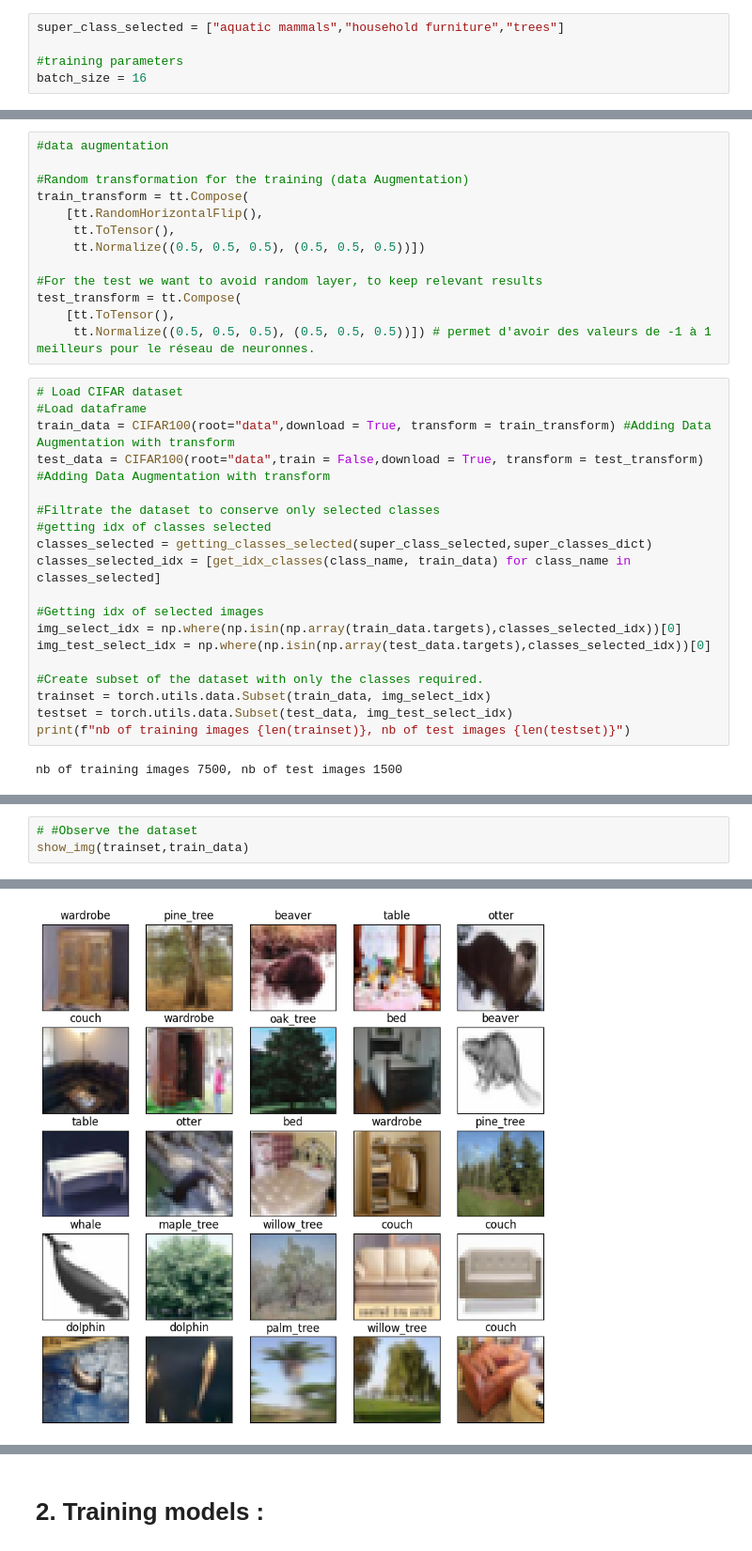
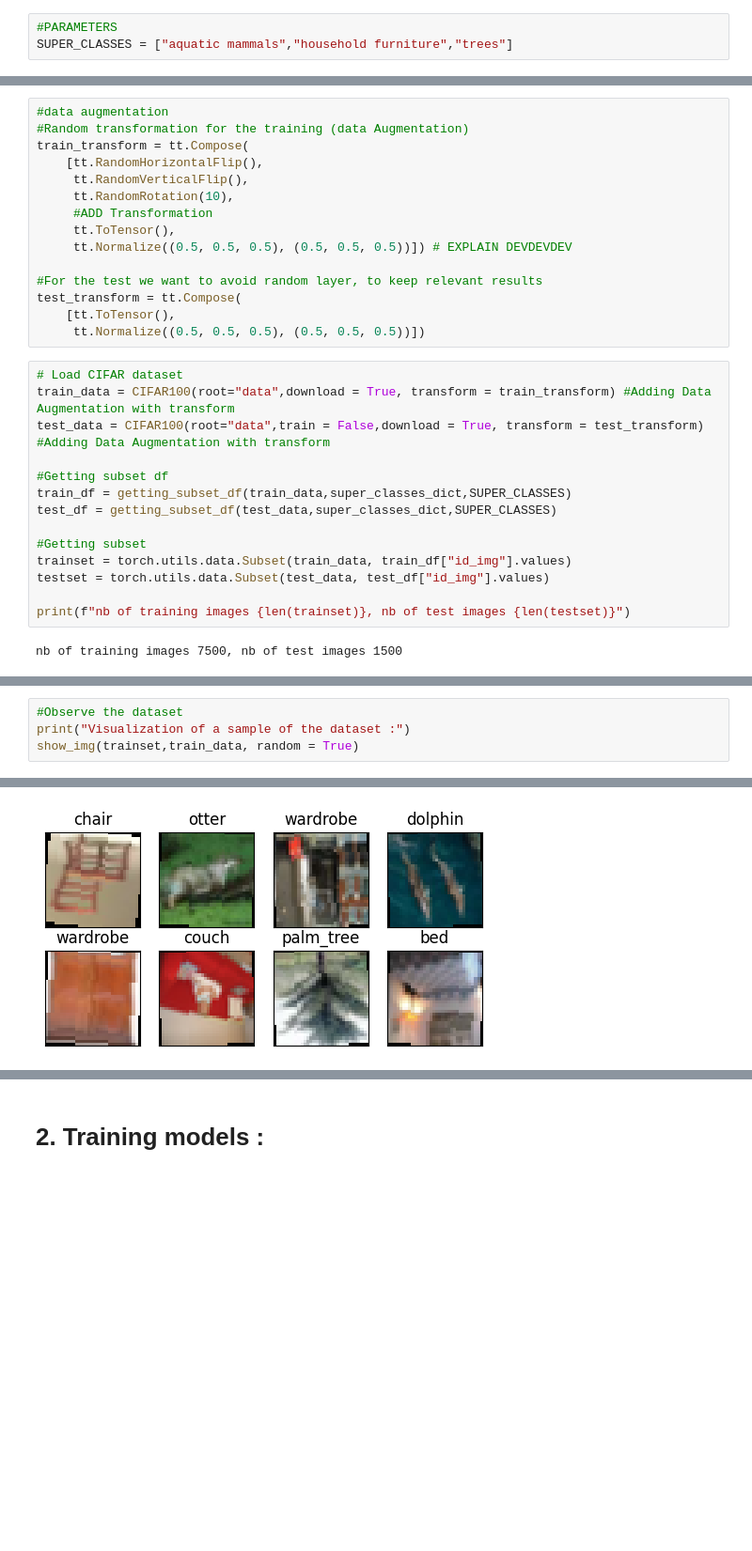
Before and after one commit to VincentCsNv/SPARKS, a Jupyter notebook: Classification_CIFAR/classif_main.ipynb, the cells around one changed output, grey strips where cells are left out. Shown: that part at 94% size. Drawn from its saved outputs; the diff is of its cells as text; blank space fills up the shorter version.

Commit message:
Dataset ok

```diff
--- a/Classification_CIFAR/classif_main.ipynb
+++ b/Classification_CIFAR/classif_main.ipynb
@@ -43,9 +43,7 @@ super_classes_dict = {
 'vehicles 2': ['lawn_mower', 'rocket', 'streetcar', 'tank', 'tractor']
 }
 # %%
-super_class_selected = ["aquatic mammals","household furniture","trees"]
-
-#training parameters
-batch_size = 16
+#PARAMETERS
+SUPER_CLASSES = ["aquatic mammals","household furniture","trees"]
 # %% [markdown]
 # 1. Prepare the dataset (CIFAR 100) :
@@ -78,34 +134,31 @@ def show_img(sub_data,data):
 # %%
 #data augmentation
-
 #Random transformation for the training (data Augmentation)
 train_transform = tt.Compose(
     [tt.RandomHorizontalFlip(),
+     tt.RandomVerticalFlip(),
+     tt.RandomRotation(10),
+     #ADD Transformation
      tt.ToTensor(),
-     tt.Normalize((0.5, 0.5, 0.5), (0.5, 0.5, 0.5))])
+     tt.Normalize((0.5, 0.5, 0.5), (0.5, 0.5, 0.5))]) # EXPLAIN DEVDEVDEV
 
 #For the test we want to avoid random layer, to keep relevant results
 test_transform = tt.Compose(
     [tt.ToTensor(),
-     tt.Normalize((0.5, 0.5, 0.5), (0.5, 0.5, 0.5))]) # permet d'avoir des valeurs de -1 à 1 meilleurs pour le réseau de neuronnes.
+     tt.Normalize((0.5, 0.5, 0.5), (0.5, 0.5, 0.5))])
 # %%
 # Load CIFAR dataset
-#Load dataframe
 train_data = CIFAR100(root="data",download = True, transform = train_transform) #Adding Data Augmentation with transform
 test_data = CIFAR100(root="data",train = False,download = True, transform = test_transform) #Adding Data Augmentation with transform
 
-#Filtrate the dataset to conserve only selected classes
-#getting idx of classes selected
-classes_selected = getting_classes_selected(super_class_selected,super_classes_dict)
-classes_selected_idx = [get_idx_classes(class_name, train_data) for class_name in classes_selected]
+#Getting subset df
+train_df = getting_subset_df(train_data,super_classes_dict,SUPER_CLASSES)
+test_df = getting_subset_df(test_data,super_classes_dict,SUPER_CLASSES)
 
-#Getting idx of selected images
-img_select_idx = np.where(np.isin(np.array(train_data.targets),classes_selected_idx))[0]
-img_test_select_idx = np.where(np.isin(np.array(test_data.targets),classes_selected_idx))[0]
+#Getting subset
+trainset = torch.utils.data.Subset(train_data, train_df["id_img"].values)
+testset = torch.utils.data.Subset(test_data, test_df["id_img"].values)
 
-#Create subset of the dataset with only the classes required.
-trainset = torch.utils.data.Subset(train_data, img_select_idx)
-testset = torch.utils.data.Subset(test_data, img_test_select_idx)
 print(f"nb of training images {len(trainset)}, nb of test images {len(testset)}")
 # %% [output]
 nb of training images 7500, nb of test images 1500
@@ -138,4 +190,5 @@ eq_df.head(3)
 # %%
-# #Observe the dataset
-show_img(trainset,train_data)
+#Observe the dataset
+print("Visualization of a sample of the dataset :")
+show_img(trainset,train_data, random = True)
 # %% [output]
@@ -142 +196 @@ show_img(trainset,train_data)
-[figure, old version]
+[figure, new version]
```
Also changed, not shown: parts of 17 cells of this notebook.
